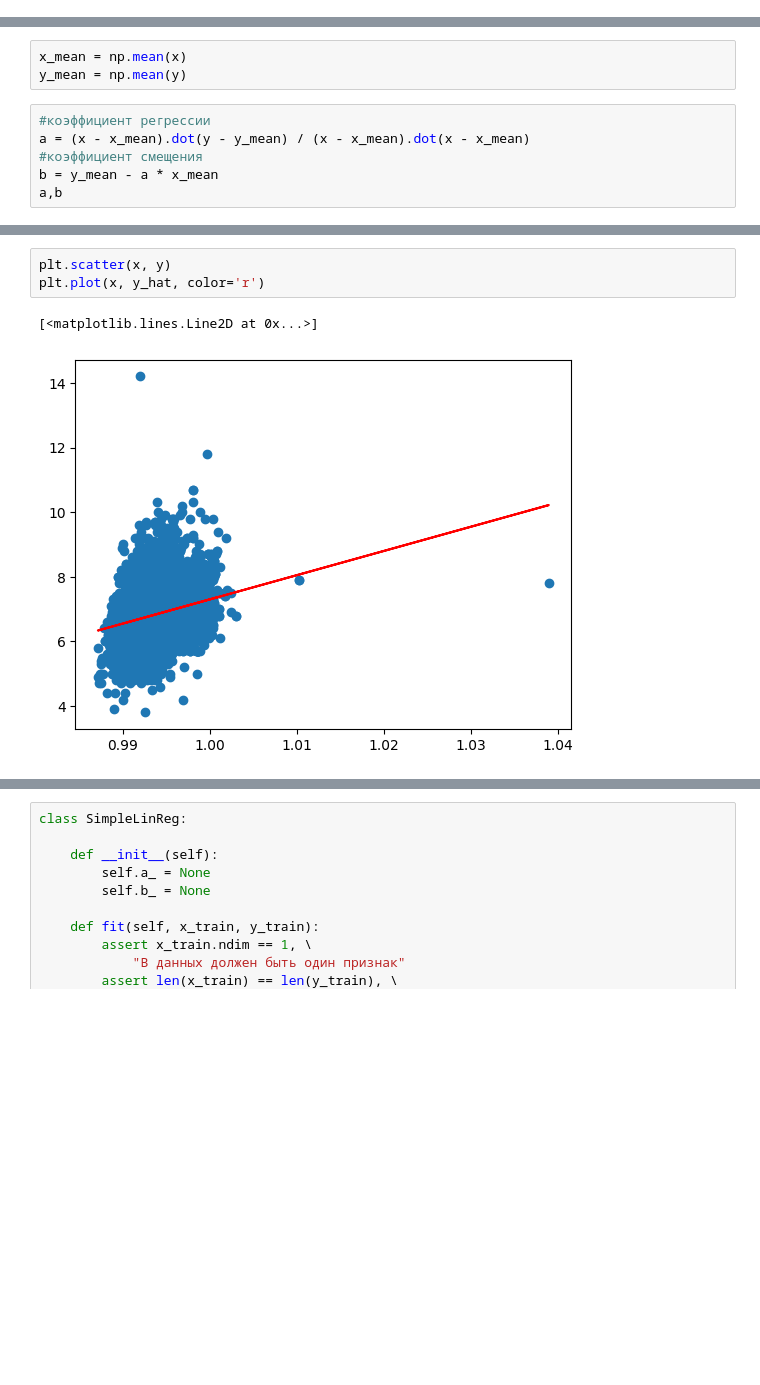
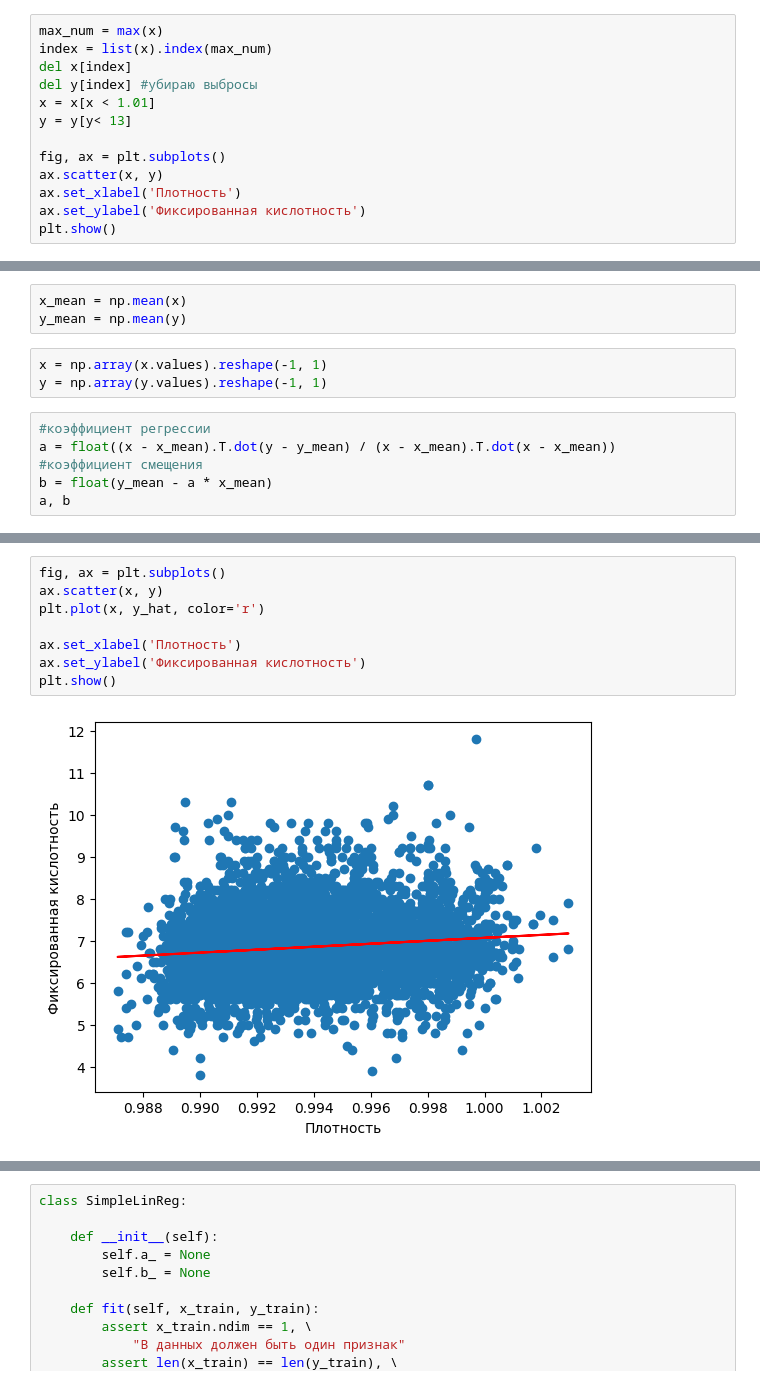
Before and after one commit to kjxeez/machine-learning, a Jupyter notebook: linear-regression.ipynb, the cells around one changed output, grey strips where cells are left out. Drawn from its saved outputs; the diff is of its cells as text; blank space fills up the shorter version.

```diff
--- a/linear-regression.ipynb
+++ b/linear-regression.ipynb
@@ -145,3 +139,16 @@ __Эмпирическая (выборочная) плотность распр
 # %%
 y = df['features/fixed acidity']
 x = df['features/density']
+# %%
+max_num = max(x)
+index = list(x).index(max_num)
+del x[index]
+del y[index] #убираю выбросы
+x = x[x < 1.01]
+y = y[y< 13]
+
+fig, ax = plt.subplots()
+ax.scatter(x, y)
+ax.set_xlabel('Плотность')
+ax.set_ylabel('Фиксированная кислотность')
+plt.show()
@@ -222,10 +214,13 @@ plt.show()
 # %%
 x_mean = np.mean(x)
 y_mean = np.mean(y)
+# %%
+x = np.array(x.values).reshape(-1, 1)
+y = np.array(y.values).reshape(-1, 1)
 # %%
 #коэффициент регрессии
-a = (x - x_mean).dot(y - y_mean) / (x - x_mean).dot(x - x_mean)
+a = float((x - x_mean).T.dot(y - y_mean) / (x - x_mean).T.dot(x - x_mean))
 #коэффициент смещения
-b = y_mean - a * x_mean
-a,b
+b = float(y_mean - a * x_mean)
+a, b
 # %% [output]
@@ -249,9 +248,13 @@ Name: features/density, Length: 4898, dtype: float32
 # %%
-plt.scatter(x, y)
+fig, ax = plt.subplots()
+ax.scatter(x, y)
 plt.plot(x, y_hat, color='r')
+
+ax.set_xlabel('Плотность')
+ax.set_ylabel('Фиксированная кислотность')
+plt.show()
 # %% [output]
-[<matplotlib.lines.Line2D at 0x...>]
-[figure, old version]
+[figure, new version]
 # %%
 x_predict = 1.005
 y_predict = a * x_predict + b
```
Also changed, not shown: parts of 39 cells of this notebook.
